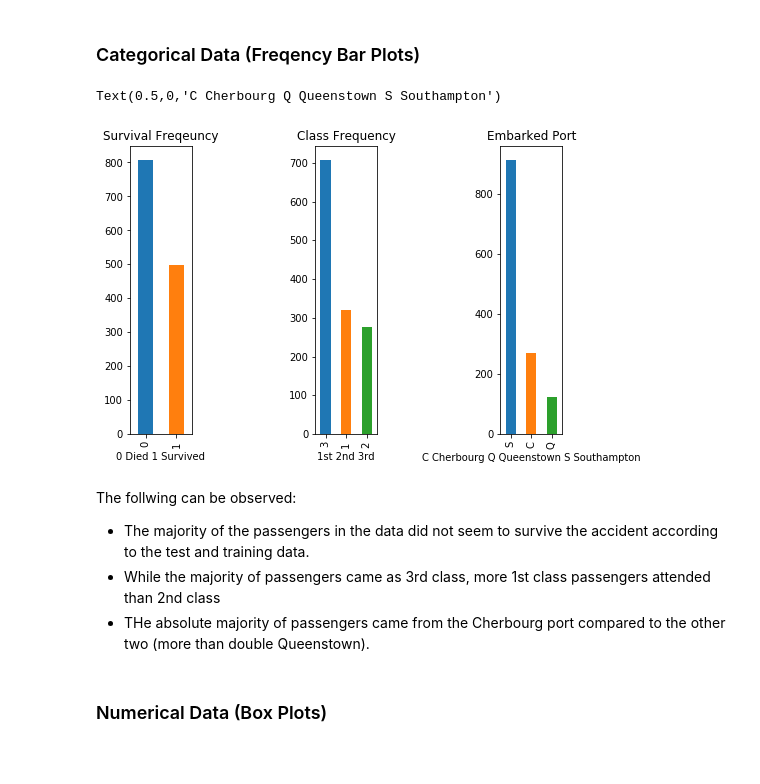
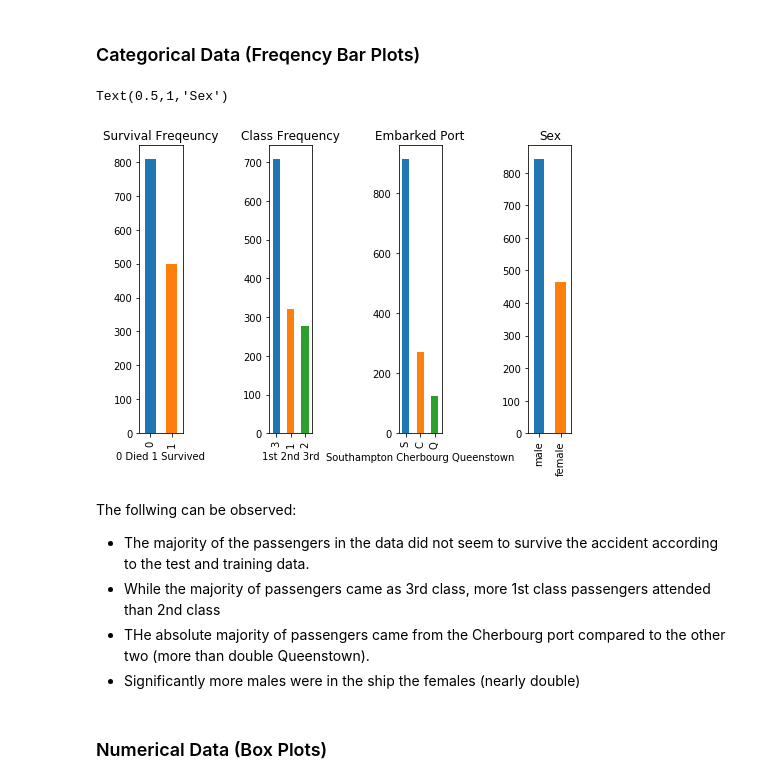
Before and after one commit to Castdeath97/titanic-analysis, a Jupyter notebook: coursework.ipynb, the cells around one changed output. Cells and saved outputs as stored; diff of their text form; code cells hidden in the pictures; blank space fills up the shorter version.

```diff
--- a/coursework.ipynb
+++ b/coursework.ipynb
@@ -112,32 +118,35 @@ df = pd.concat([cTestDf, cTrainDf], sort = False)
 # %% [markdown]
 ### Categorical Data (Freqency Bar Plots)
 # %%
-import matplotlib.pyplot as plt
-
 plt.subplots_adjust(left=1, bottom=1, right=2, top=2, wspace=2, hspace=2)
 
-plt.subplot(1, 3, 1)
+plt.subplot(1, 4, 1)
 df['Survived'].value_counts().plot(kind='bar')
 plt.title('Survival Freqeuncy')
 plt.xlabel('0 Died 1 Survived')
 
-plt.subplot(1, 3, 2)
+plt.subplot(1, 4, 2)
 df['Pclass'].value_counts().plot(kind='bar')
 plt.title('Class Frequency')
 plt.xlabel('1st 2nd 3rd')
 
-plt.subplot(1, 3, 3)
+plt.subplot(1, 4, 3)
 df['Embarked'].value_counts().plot(kind='bar')
 plt.title('Embarked Port')
-plt.xlabel('C Cherbourg Q Queenstown S Southampton')
+plt.xlabel('Southampton Cherbourg Queenstown')
+
+plt.subplot(1, 4, 4)
+df['Sex'].value_counts().plot(kind='bar')
+plt.title('Sex')
 # %% [output]
-Text(0.5,0,'C Cherbourg Q Queenstown S Southampton')
+Text(0.5,1,'Sex')
-[figure, old version]
+[figure, new version]
 # %% [markdown]
 The follwing can be observed:
 * The majority of the passengers in the data did not seem to survive the accident according to the test and training data.
 * While the majority of passengers came as 3rd class, more 1st class passengers attended than 2nd class
 * THe absolute majority of passengers came from the Cherbourg port compared to the other two (more than double Queenstown).
+* Significantly more males were in the ship the females (nearly double)
 # %% [markdown]
 ### Numerical Data (Box Plots)
 # %%
```
Also changed, not shown: parts of 13 cells of this notebook.
